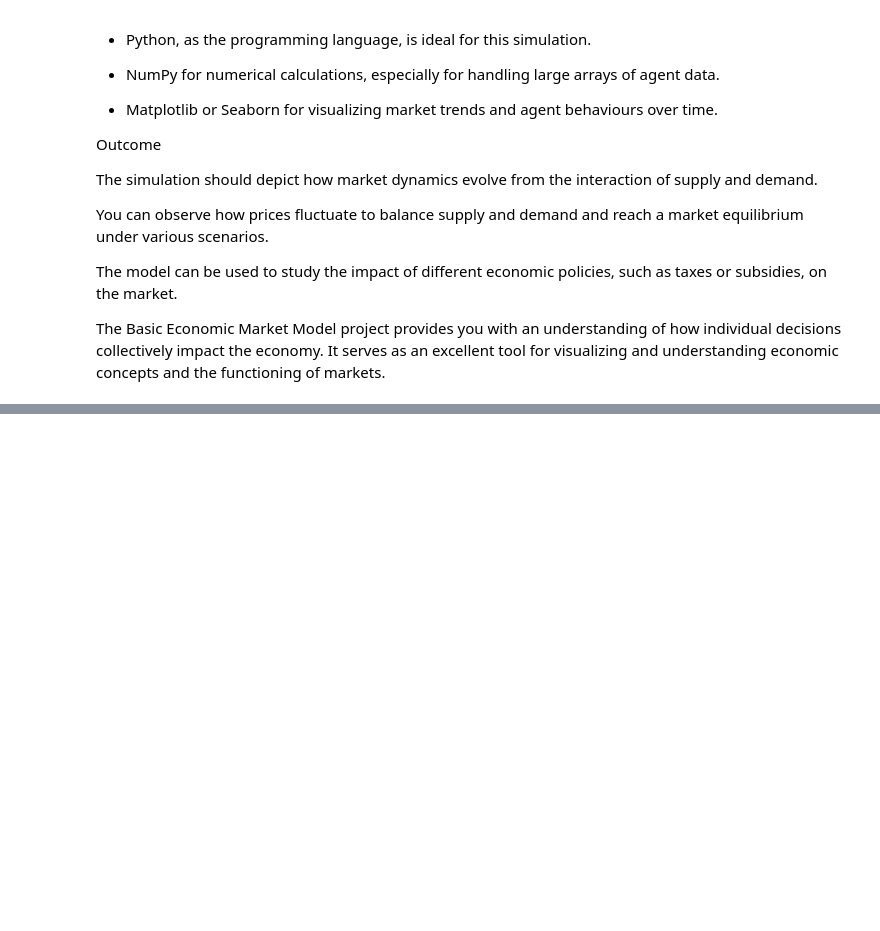
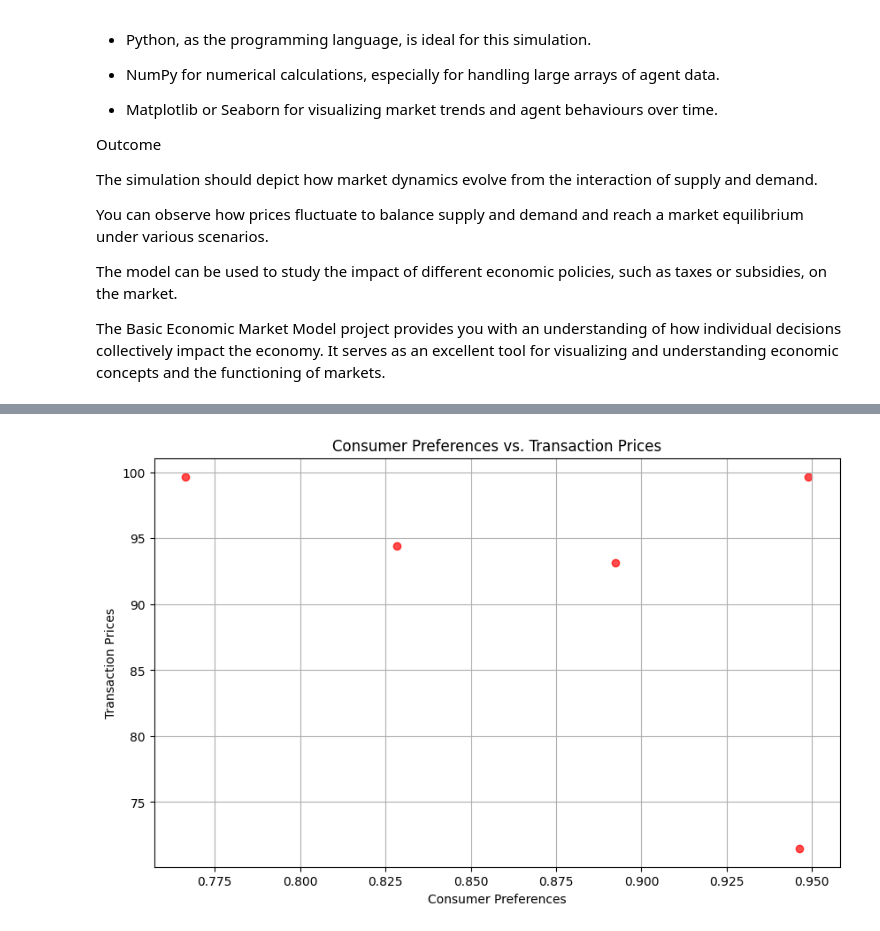
Before and after one commit to DovgaNik/numericalMethods, a Jupyter notebook: project/Basic-economic-model.ipynb, the cells around one changed output, grey strips where cells are left out. Cells and saved outputs as stored; diff of their text form; code cells hidden in the pictures; blank space fills up the shorter version.

```diff
--- a/project/Basic-economic-model.ipynb
+++ b/project/Basic-economic-model.ipynb
@@ -202,0 +186,14 @@ for j in range(N):
+# %%
+plt.figure(figsize=(10, 6))
+
+# Filter transactions based on the indices of consumers
+filtered_transactions = [transactions[i][0] for i in range(len(transactions)) if i < len(consumers)]
+
+plt.scatter([consumer[0] for consumer in consumers], filtered_transactions, c='red', alpha=0.7)
+plt.xlabel('Consumer Preferences')
+plt.ylabel('Transaction Prices')
+plt.title('Consumer Preferences vs. Transaction Prices')
+plt.grid(True)
+plt.show()
+# %% [output]
+[figure, added]
```
Also changed, not shown: parts of 11 cells of this notebook.
